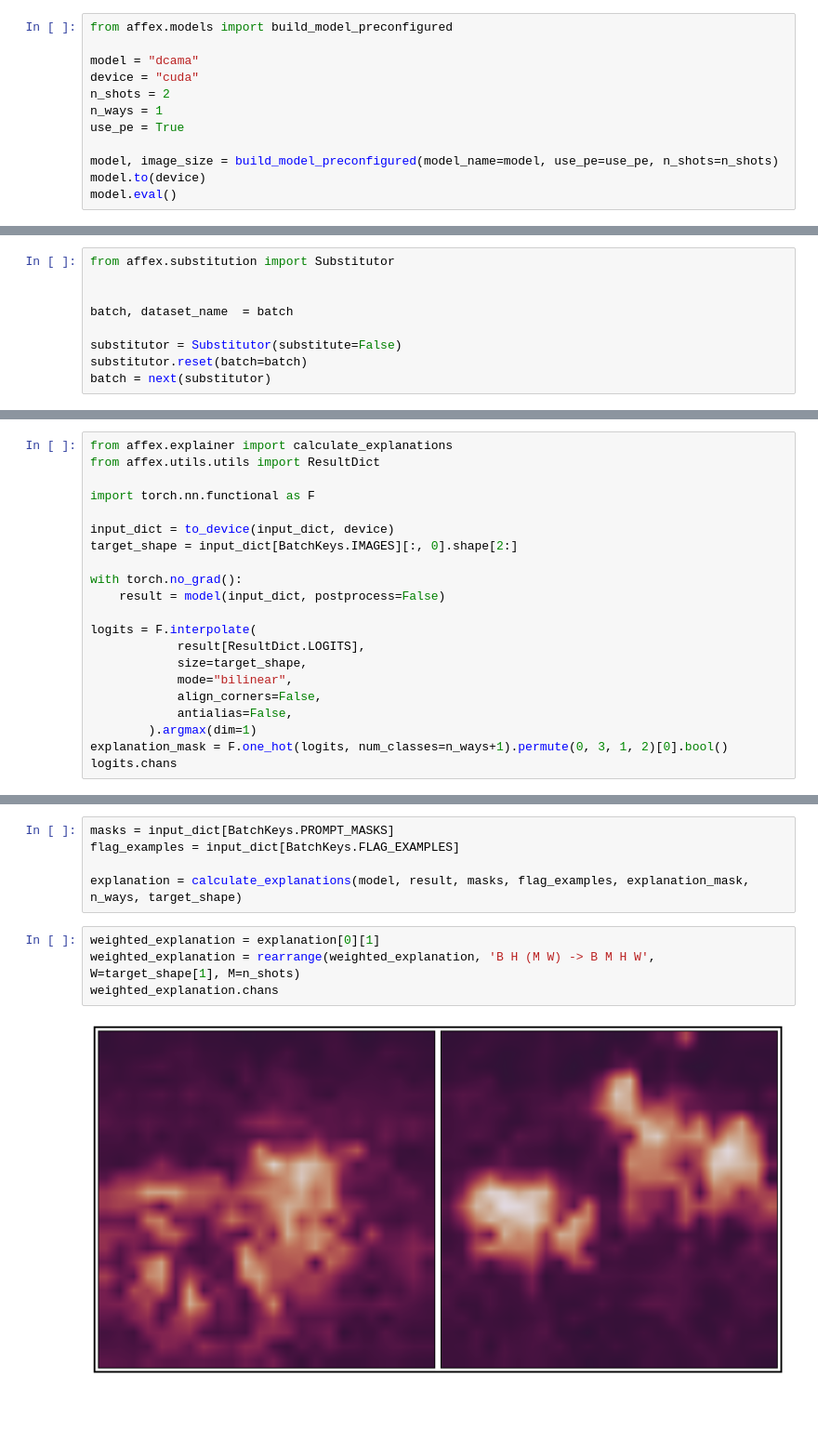
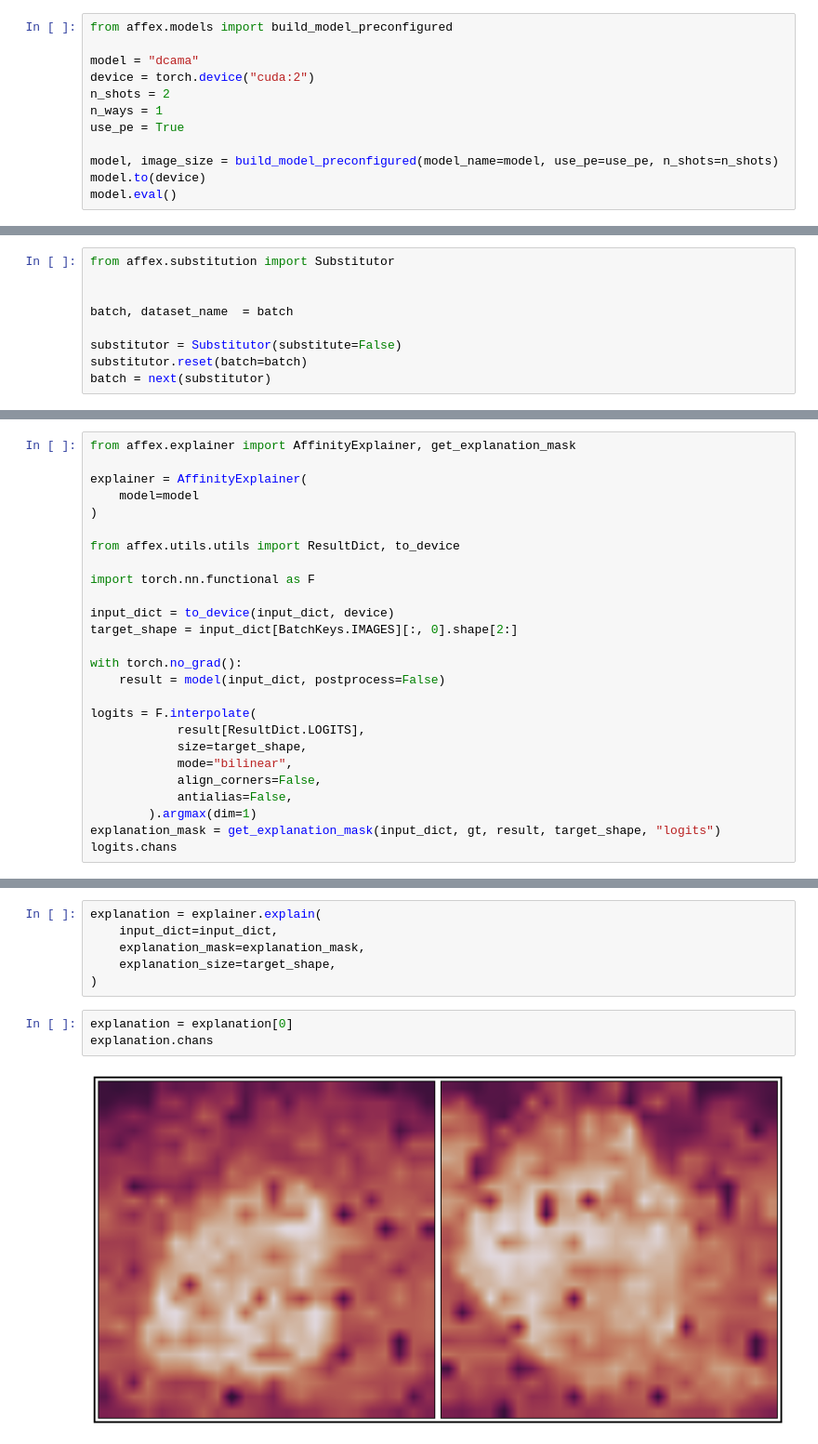
Before and after one commit to pasqualedem/AffinityExplainer, a Jupyter notebook: test.ipynb, the cells around one changed output, grey strips where cells are left out. Shown at 93% size. Drawn from its saved outputs; the diff is of its cells as text; blank space fills up the shorter version.

```diff
--- a/test.ipynb
+++ b/test.ipynb
@@ -139,7 +143,7 @@ def get_data(n_ways, n_shots, image_size):
 from affex.models import build_model_preconfigured
 
 model = "dcama"
-device = "cuda"
+device = torch.device("cuda:2")
 n_shots = 2
 n_ways = 1
 use_pe = True
@@ -514,6 +201,11 @@ class FSSCausalMetric():
 # %%
-from affex.explainer import calculate_explanations
-from affex.utils.utils import ResultDict
+from affex.explainer import AffinityExplainer, get_explanation_mask
+
+explainer = AffinityExplainer(
+    model=model
+)
+
+from affex.utils.utils import ResultDict, to_device
 
 import torch.nn.functional as F
 
@@ -530,6 +222,6 @@ logits = F.interpolate(
             align_corners=False,
             antialias=False,
         ).argmax(dim=1)
-explanation_mask = F.one_hot(logits, num_classes=n_ways+1).permute(0, 3, 1, 2)[0].bool()
+explanation_mask = get_explanation_mask(input_dict, gt, result, target_shape, "logits")
 logits.chans
 # %% [output]
@@ -541,12 +233,12 @@ gt.chans
 # %%
-masks = input_dict[BatchKeys.PROMPT_MASKS]
-flag_examples = input_dict[BatchKeys.FLAG_EXAMPLES]
-
-explanation = calculate_explanations(model, result, masks, flag_examples, explanation_mask, n_ways, target_shape)
+explanation = explainer.explain(
+    input_dict=input_dict,
+    explanation_mask=explanation_mask,
+    explanation_size=target_shape,
+)
 # %%
-weighted_explanation = explanation[0][1]
-weighted_explanation = rearrange(weighted_explanation, 'B H (M W) -> B M H W', W=target_shape[1], M=n_shots)
-weighted_explanation.chans
+explanation = explanation[0]
+explanation.chans
 # %% [output]
-[figure, old version]
+[figure, new version]
 # %%
```
Also changed, not shown: parts of 14 cells of this notebook.
